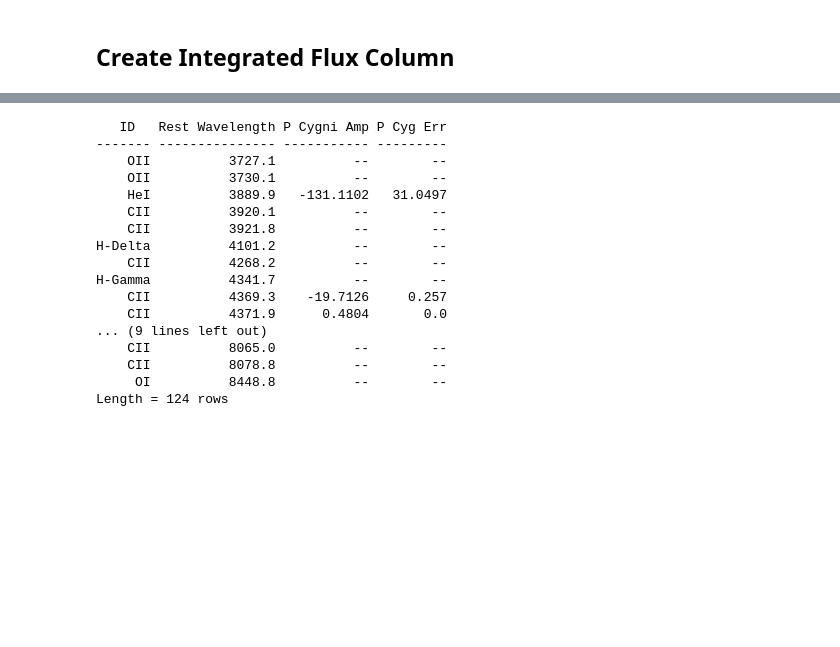
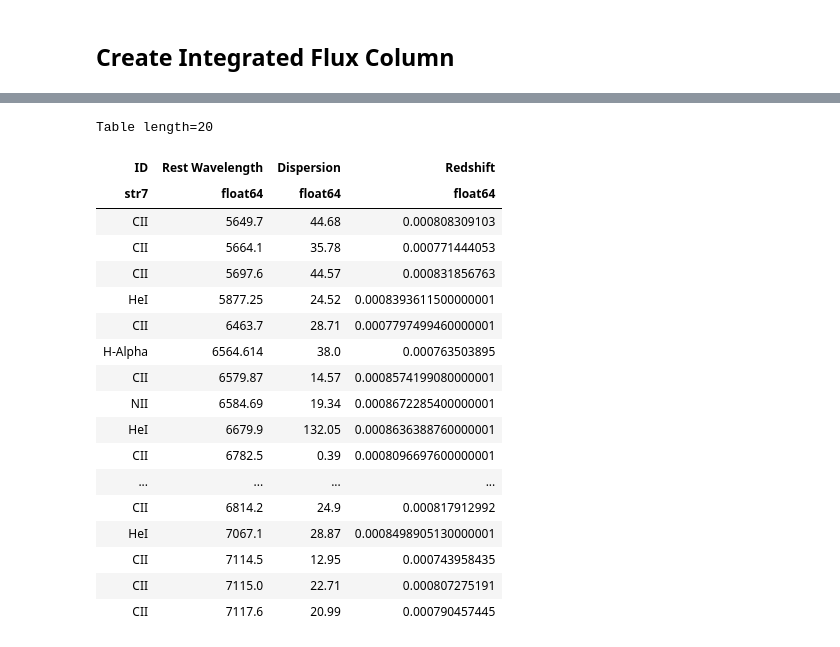
Before and after one commit to profxj/j0608, a Jupyter notebook: doc/nb/J0608SpecAnalysis.ipynb, the cells around one changed output, grey strips where cells are left out. Saved outputs shown, nothing was run; the diff lists cells and outputs as text; code cells hidden in the pictures; blank space fills up the shorter version.

```diff
--- a/doc/nb/J0608SpecAnalysis.ipynb
+++ b/doc/nb/J0608SpecAnalysis.ipynb
@@ -504,22 +461,23 @@ parsetable = Table([np.round(amplist,4),cleanredlist,np.round(displist,4),restwa
 # %% [markdown]
 ## Create linelist dict:
 # %%
-IDdict = {3727.1:"OII",   3730.1:"OII",   3889.9:"HeI",   3920.1:"CII",   3921.8:"CII",   4101.2:"H-Delta",   4268.2:"CII",   4341.7:"H-Gamma",
+IDdict = {3727.1:"OII",   3730.1:"OII",   3889.75:"HeI",   3889.9:"HeI",   3920.1:"CII",   3921.8:"CII",   4102.85:"H-Delta",   4268.2:"CII",   4341.7:"H-Gamma",
  4369.3:"CII",   4371.9:"CII",   4373.6:"CII",   4375.5:"CII",   4376.2:"CII",   4377.8:"CII",   4410.4:"CII",   4411.2:"CII",
- 4412.4:"CII",   4412.7:"CII",   4414.5:"CII",   4416.14:"CII",  4418.215:"CII", 4472.8:"HeI",   4619.69:"CII",  4620.49:"CII",
+ 4412.4:"CII",   4412.7:"CII",   4414.5:"CII",   4416.14:"CII",  4418.215:"CII", 4472.73:"HeI",   4619.69:"CII",  4620.49:"CII",
  4626.89:"CII",  4628.69:"CII",  4631.29:"CII",  4714.5:"HeI",   4728.7:"CII",   4735.9:"CII",   4736.8:"CII",   4739.3:"CII",
- 4746.1:"CII",  4748.6:"CII",   4862.7:"?",   4868.5:"CII", 4923.3:"HeI",   5017.1:"HeI",   5032.1:"??",   5035.9:"CII",
+ 4746.1:"CII",  4748.6:"CII",   4862.7:"H-Beta",   4868.5:"CII", 4923.3:"HeI",   5017.1:"HeI",   5032.1:"??",   5035.9:"CII",
  5040.7:"??",   5041.8:"CII",   5044.3:"CII",   5045.:"CII",    5047.1:"CII",   5049.2:"??",   5109.3:"CII",   5115.1:"CII",
  5115.7:"CII",   5118.1:"CII",   5120.8:"CII",   5121.5:"CII",   5123.2:"CII",   5123.9:"CII",   5126.6:"CII",   5128.3:"CII",
- 5134.3:"CII",   5134.7:"CII",   5138.7:"CII",   5140.6:"CII",   5144.9:"CII",   5146.6:"CII",   5152.5:"CII",   5250.96:"CII",
- 5255.1:"CII",   5257.6:"CII",   5258.7:"CII",   5260.5:"CII",   5261.2:"CII",   5334.4:"CII",   5336.3:"CII",   5341.3:"CII",
- 5368.34:"CII",  5368.54:"CII",  5374.355:"CII", 5536.5:"CII",   5539.5:"CII",   5642.1:"CII",   5649.7:"CII",   5664.1:"CII",
- 5697.6:"CII",   5877.25:"HeI",  6463.7:"CII",   6564.614:"H-Alpha", 6579.9:"CII",  6585.2:"NII",   6679.9:"HeI",
+ 5134.3:"CII",   5134.7:"CII",   5138.7:"CII",   5140.6:"CII",   5144.9:"CII",   5146.6:"CII",   5152.5:"CII",   5250.989:"CII",5251.45: "CII",
+ 5255.02:"CII",   5257.55:"CII",   5258.7:"CII",   5260.5:"CII",   5261.22:"CII",   5334.4:"CII",   5336.3:"CII",   5342.96:"CII",
+ 5369.94:"CII",  5370.03:"CII",  5374.355:"CII", 5536.5:"CII",   5539.5:"CII",   5642.1:"CII",   5649.7:"CII",   5664.1:"CII",
+ 5697.6:"CII",   5877.25:"HeI",  6463.7:"CII",   6564.614:"H-Alpha", 6579.9:"CII",  6584.69:"NII",   6679.9:"HeI",
  6782.5:"CII",   6785.8:"CII",   6789.:"CII",    6793.4:"CII",   6800.:"CII",    6802.6:"CII",   6814.2:"CII",   7067.1:"HeI",
  7114.5:"CII",   7115.:"CII",    7117.6:"CII",   7127.7:"CII",   7134.4:"CII",   7136.1:"CII",   7146.2:"CII",   7233.3:"CII",
- 7238.4:"CII",   7239.2:"CII",   7283.3:"HeI",   7321.:"OII",    7332.:"OII",    7507.7:"CII",   7511.:"CII",    7521.6:"CII",
- 7522.:"CII",    7532.7:"CII",   7771.5:"OI",   7777.5:"OI",   8031.1:"CII",   8039.9:"CII",   8041.6:"CII",   8050.5:"CII",
- 8064.3:"CII",   8065.:"CII",    8078.8:"CII",   8448.8:"OI"}
+ 7238.4:"CII",   7239.2:"CII",   7283.3:"HeI",   7321.:"OII",    7332.:"OII",    7507.73:"CII",   7510.96:"CII",    7521.6:"CII",
+ 7522.:"CII",    7532.64:"CII",   7771.5:"OI",   7777.5:"OI",   8031.1:"CII",   8039.9:"CII",   8041.6:"CII",   8050.5:"CII",
+ 8064.3:"CII",   8065.:"CII",    8078.8:"CII",   8448.8:"OI", 6579.87:"CII", 5369.83:"CII", 7773.9:"CIII?", 7774.08:"OI", 7776.31:"OI", 7777.53:"OI",
+         5016.73: "HeI"}
 # %% [markdown]
 ## Create ID column
 # %%
@@ -529,3 +499,14 @@ for item in restwavelist:
+# %%
+
+amplist,redlist,displist,restwavelist = np.array(amplist),np.array(redlist),np.array(displist),np.array(restwavelist)
+cleanredlist = np.array(cleanredlist)
+PCyg , PCygdisp = np.array(PCyg), np.array(PCygdisp)
+
+observedwavelist = restwavelist*(cleanredlist+1)
+
+parsetable = Table([np.round(amplist,2),cleanredlist,np.round(displist,2),restwavelist,PCyg, PCygerr, PCygdisperr,np.round(amperrlist,4),np.round(disperrlist,2),cleanrederrlist,IDs,PCygred,PCygdisp],
+                     names = ('ALIS Amplitude','Redshift','Dispersion','Rest Wavelength',"P Cygni Amp","P Cyg Err","P Cyg Disp Err",
+                             "Amp Err","Disp Err","Redshift Err","ID","PCygRed","PCygDisp"))
 # %% [markdown]
 ## Create observed wavelength column
 # %%
@@ -561,0 +525,3 @@ Length = 124 rows
+# %%
+parsetable["Velocity"] = np.round(parsetable["Redshift"]*c/(10**3),2)
+parsetable["PCygV"] = np.round(parsetable["PCygRed"]*c/(10**3),2)
@@ -562,20 +562,28 @@ Length = 124 rows
+# %%
+parsetable["ratioamp"] = np.round(amplist/50.40253105,2)
+ratiopc = []
+for item in PCyg:
+    ratiopc.append(np.round(float(item)/50.40253105,2))
+parsetable["ratiopc"] = ratiopc
 # %%
-print(parsetable.group_by("Rest Wavelength")["ID","Rest Wavelength","P Cygni Amp","P Cyg Err"])
+parsetable.group_by("Rest Wavelength")["ID","Rest Wavelength","Dispersion","Redshift"][75:95]
 # %% [output]
-   ID   Rest Wavelength P Cygni Amp P Cyg Err
-------- --------------- ----------- ---------
-    OII          3727.1          --        --
-    OII          3730.1          --        --
-    HeI          3889.9   -131.1102   31.0497
-    CII          3920.1          --        --
-    CII          3921.8          --        --
-H-Delta          4101.2          --        --
-    CII          4268.2          --        --
-H-Gamma          4341.7          --        --
-    CII          4369.3    -19.7126     0.257
-    CII          4371.9      0.4804       0.0
-... (9 lines left out)
-    CII          8065.0          --        --
-    CII          8078.8          --        --
-     OI          8448.8          --        --
-Length = 124 rows
+Table length=20
+| ID | Rest Wavelength | Dispersion | Redshift |
+| str7 | float64 | float64 | float64 |
+| CII | 5649.7 | 44.68 | 0.000808309103 |
+| CII | 5664.1 | 35.78 | 0.000771444053 |
+| CII | 5697.6 | 44.57 | 0.000831856763 |
+| HeI | 5877.25 | 24.52 | 0.0008393611500000001 |
+| CII | 6463.7 | 28.71 | 0.0007797499460000001 |
+| H-Alpha | 6564.614 | 38.0 | 0.000763503895 |
+| CII | 6579.87 | 14.57 | 0.0008574199080000001 |
+| NII | 6584.69 | 19.34 | 0.0008672285400000001 |
+| HeI | 6679.9 | 132.05 | 0.0008636388760000001 |
+| CII | 6782.5 | 0.39 | 0.0008096697600000001 |
+| ... | ... | ... | ... |
+| CII | 6814.2 | 24.9 | 0.000817912992 |
+| HeI | 7067.1 | 28.87 | 0.0008498905130000001 |
+| CII | 7114.5 | 12.95 | 0.000743958435 |
+| CII | 7115.0 | 22.71 | 0.000807275191 |
+| CII | 7117.6 | 20.99 | 0.000790457445 |
```
Also changed, not shown: parts of 32 cells of this notebook.
